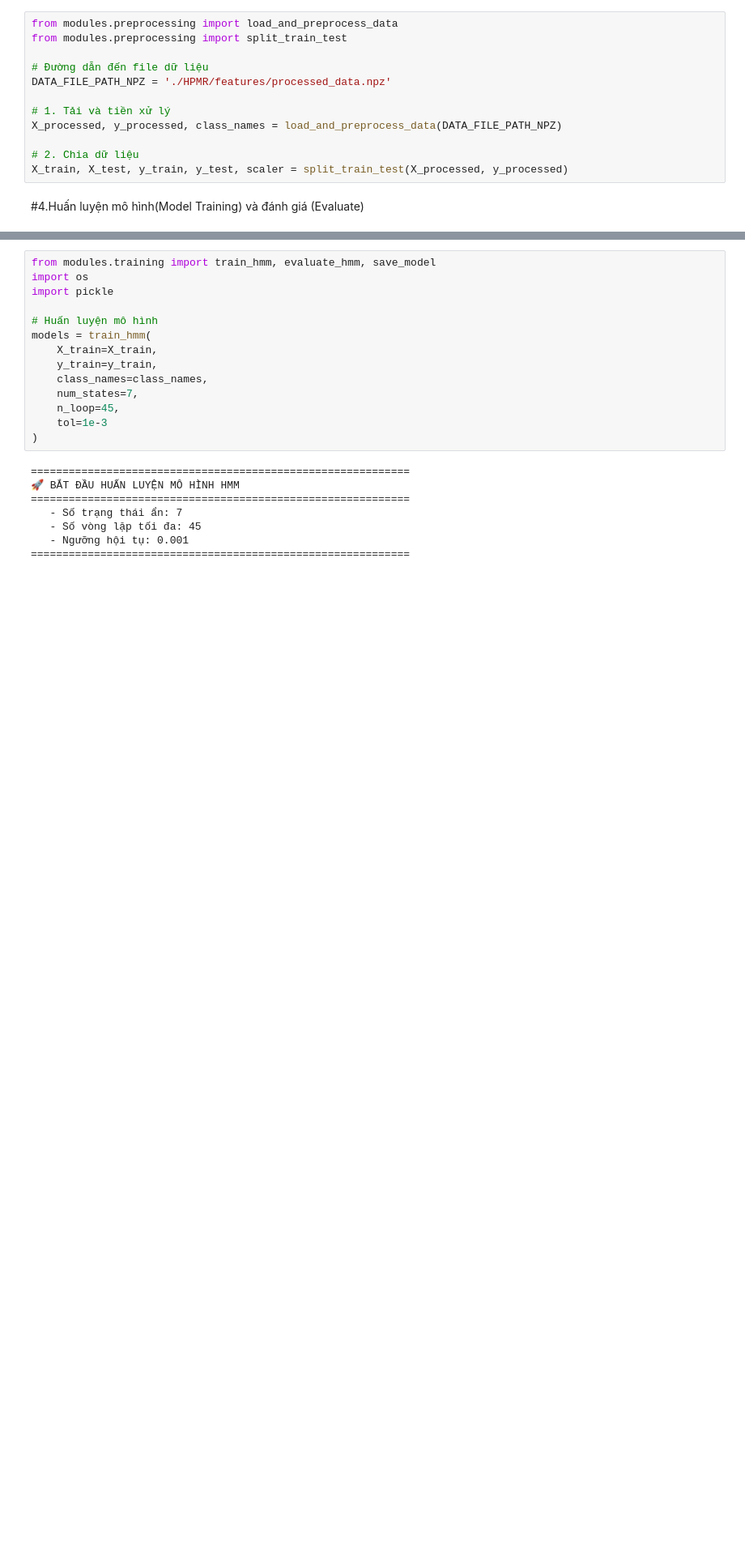
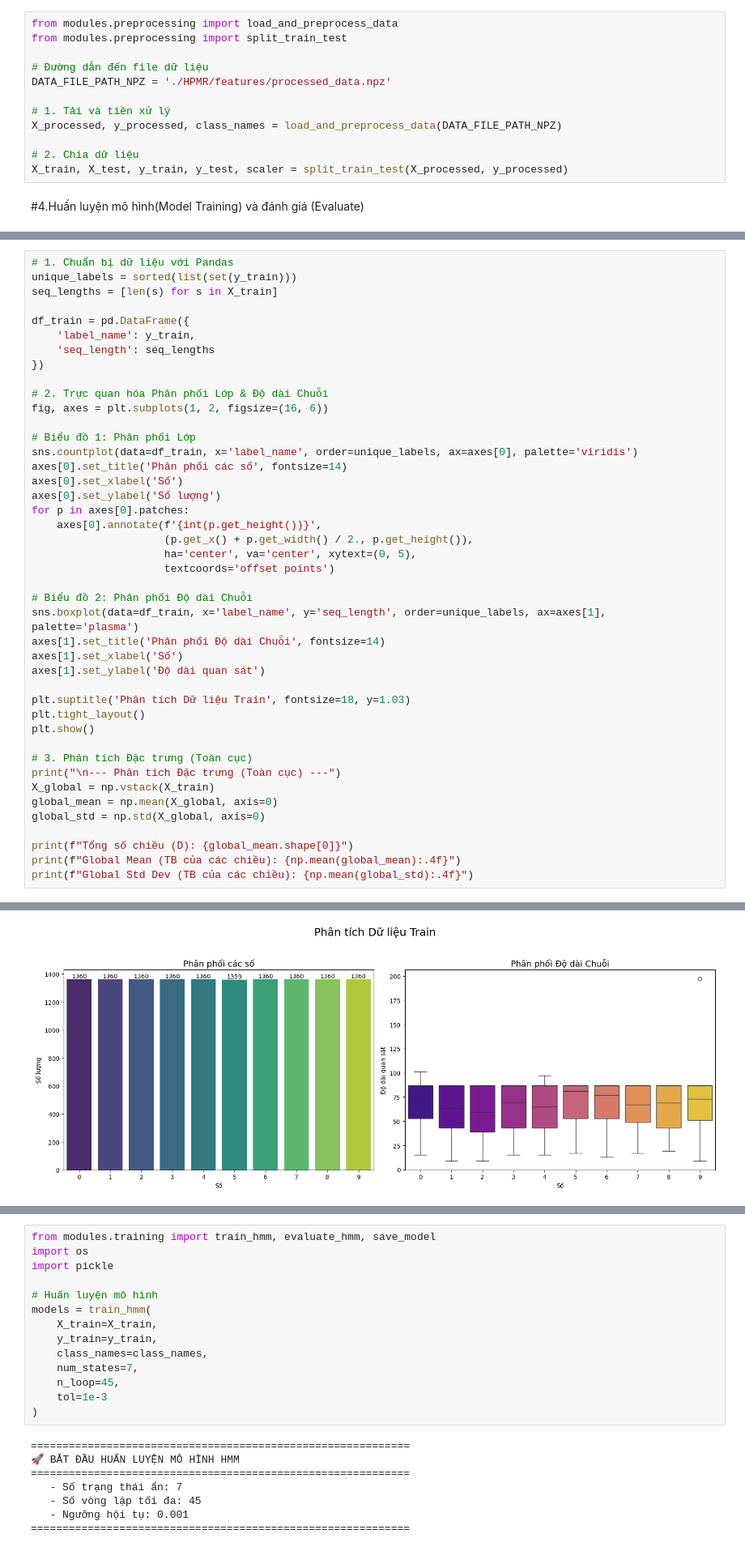
Before and after one commit to ChiThanh512/Machine-Learning-Project-251---CEML1, a Jupyter notebook: HPMR/notebooks/main.ipynb, the cells around one changed output, grey strips where cells are left out. Shown at 81% size. Saved outputs shown, nothing was run; the diff lists cells and outputs as text; blank space fills up the shorter version.

Commit message:
Thêm phân tích tập train

```diff
--- a/HPMR/notebooks/main.ipynb
+++ b/HPMR/notebooks/main.ipynb
@@ -449,0 +456,44 @@ X_train, X_test, y_train, y_test, scaler = split_train_test(X_processed, y_proce
+# %%
+# 1. Chuẩn bị dữ liệu với Pandas
+unique_labels = sorted(list(set(y_train)))
+seq_lengths = [len(s) for s in X_train]
+
+df_train = pd.DataFrame({
+    'label_name': y_train,
+    'seq_length': seq_lengths
+})
+
+# 2. Trực quan hóa Phân phối Lớp & Độ dài Chuỗi
+fig, axes = plt.subplots(1, 2, figsize=(16, 6))
+
+# Biểu đồ 1: Phân phối Lớp
+sns.countplot(data=df_train, x='label_name', order=unique_labels, ax=axes[0], palette='viridis')
+axes[0].set_title('Phân phối các số', fontsize=14)
+axes[0].set_xlabel('Số')
+axes[0].set_ylabel('Số lượng')
+for p in axes[0].patches:
+    axes[0].annotate(f'{int(p.get_height())}',
+                     (p.get_x() + p.get_width() / 2., p.get_height()),
+                     ha='center', va='center', xytext=(0, 5),
+                     textcoords='offset points')
+
+# Biểu đồ 2: Phân phối Độ dài Chuỗi
+sns.boxplot(data=df_train, x='label_name', y='seq_length', order=unique_labels, ax=axes[1], palette='plasma')
+axes[1].set_title('Phân phối Độ dài Chuỗi', fontsize=14)
+axes[1].set_xlabel('Số')
+axes[1].set_ylabel('Độ dài quan sát')
+
+plt.suptitle('Phân tích Dữ liệu Train', fontsize=18, y=1.03)
+plt.tight_layout()
+plt.show()
+
+# 3. Phân tích Đặc trưng (Toàn cục)
+print("\n--- Phân tích Đặc trưng (Toàn cục) ---")
+X_global = np.vstack(X_train)
+global_mean = np.mean(X_global, axis=0)
+global_std = np.std(X_global, axis=0)
+
+print(f"Tổng số chiều (D): {global_mean.shape[0]}")
+print(f"Global Mean (TB của các chiều): {np.mean(global_mean):.4f}")
+print(f"Global Std Dev (TB của các chiều): {np.mean(global_std):.4f}")
+# %% [output]
@@ -449,0 +507 @@ X_train, X_test, y_train, y_test, scaler = split_train_test(X_processed, y_proce
+[figure, added]
```
Also changed, not shown: parts of 8 cells of this notebook.
